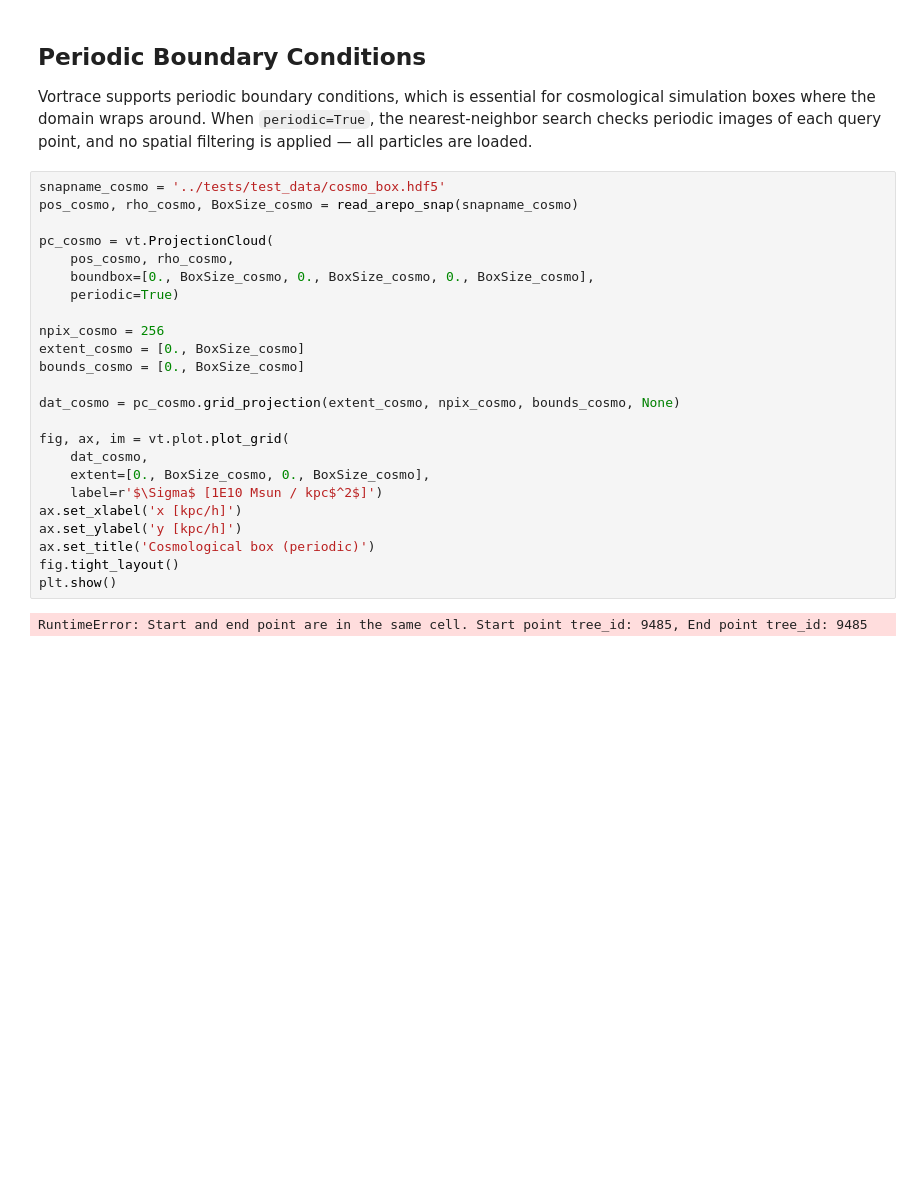
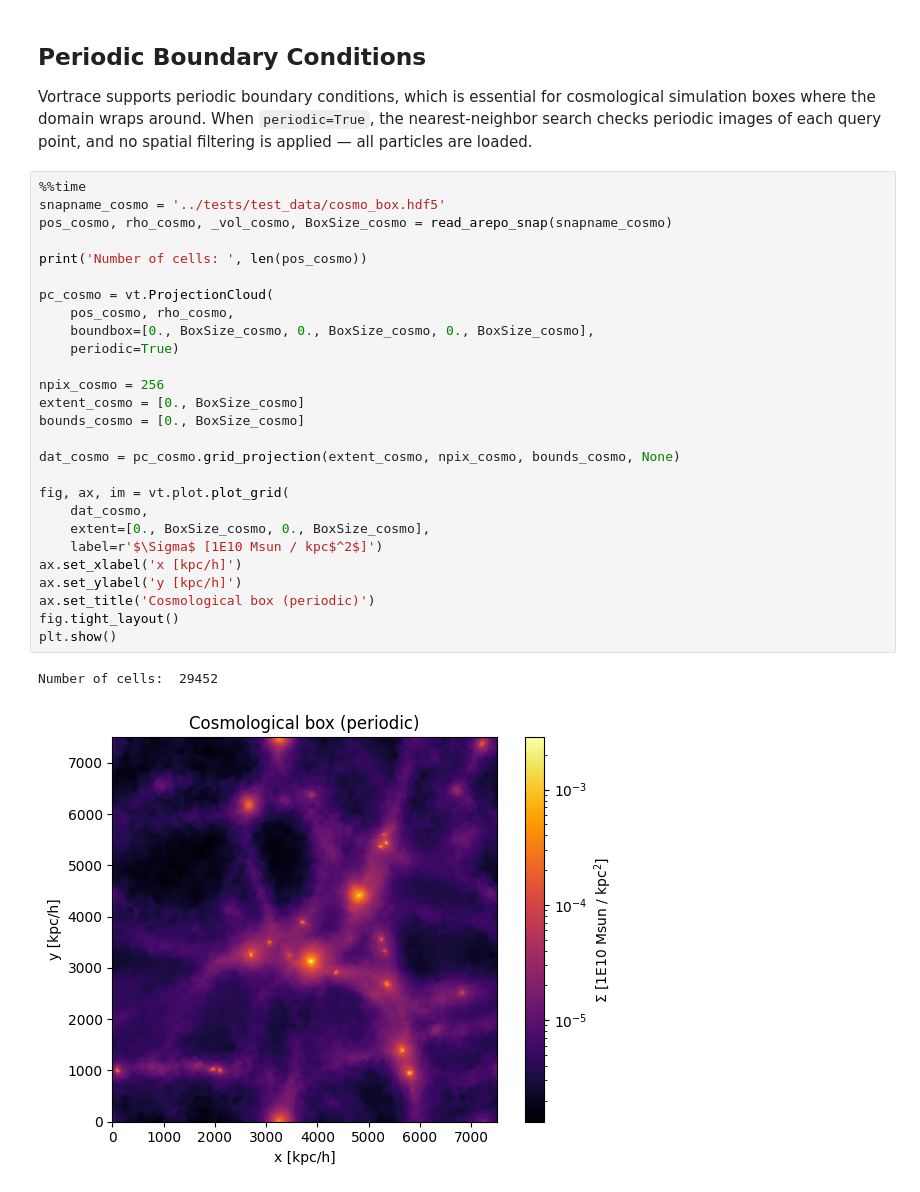
Before and after one commit to gusbeane/vortrace, a Jupyter notebook: docs/QuickStart.ipynb, the cells around one changed output. Saved outputs shown, nothing was run; the diff lists cells and outputs as text; blank space fills up the shorter version.

Commit message:
Change non-periodic same cell case and update notebook

```diff
--- a/docs/QuickStart.ipynb
+++ b/docs/QuickStart.ipynb
@@ -138,28 +160,32 @@ Reloaded cloud with 7217 particles
 
 Vortrace supports periodic boundary conditions, which is essential for cosmological simulation boxes where the domain wraps around. When `periodic=True`, the nearest-neighbor search checks periodic images of each query point, and no spatial filtering is applied — all particles are loaded.
 # %%
+%%time
 snapname_cosmo = '../tests/test_data/cosmo_box.hdf5'
-pos_cosmo, rho_cosmo, BoxSize_cosmo = read_arepo_snap(snapname_cosmo)
+pos_cosmo, rho_cosmo, _vol_cosmo, BoxSize_cosmo = read_arepo_snap(snapname_cosmo)
+
+print('Number of cells: ', len(pos_cosmo))
 
 pc_cosmo = vt.ProjectionCloud(
     pos_cosmo, rho_cosmo,
     boundbox=[0., BoxSize_cosmo, 0., BoxSize_cosmo, 0., BoxSize_cosmo],
     periodic=True)
 
 npix_cosmo = 256
 extent_cosmo = [0., BoxSize_cosmo]
 bounds_cosmo = [0., BoxSize_cosmo]
 
 dat_cosmo = pc_cosmo.grid_projection(extent_cosmo, npix_cosmo, bounds_cosmo, None)
 
 fig, ax, im = vt.plot.plot_grid(
     dat_cosmo,
     extent=[0., BoxSize_cosmo, 0., BoxSize_cosmo],
     label=r'$\Sigma$ [1E10 Msun / kpc$^2$]')
 ax.set_xlabel('x [kpc/h]')
 ax.set_ylabel('y [kpc/h]')
 ax.set_title('Cosmological box (periodic)')
 fig.tight_layout()
 plt.show()
 # %% [output]
-RuntimeError: Start and end point are in the same cell. Start point tree_id: 9485, End point tree_id: 9485
+Number of cells:  29452
+[figure, added]
```
Also changed, not shown: parts of 9 cells of this notebook, 2 other files.
